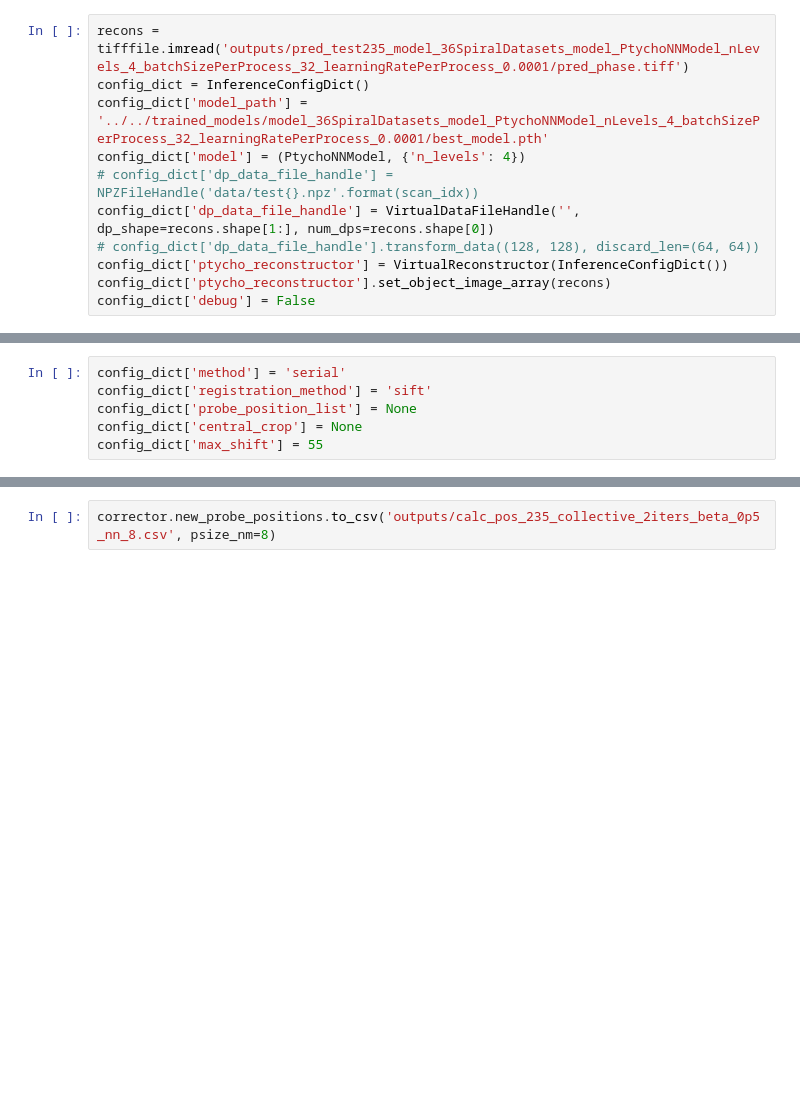
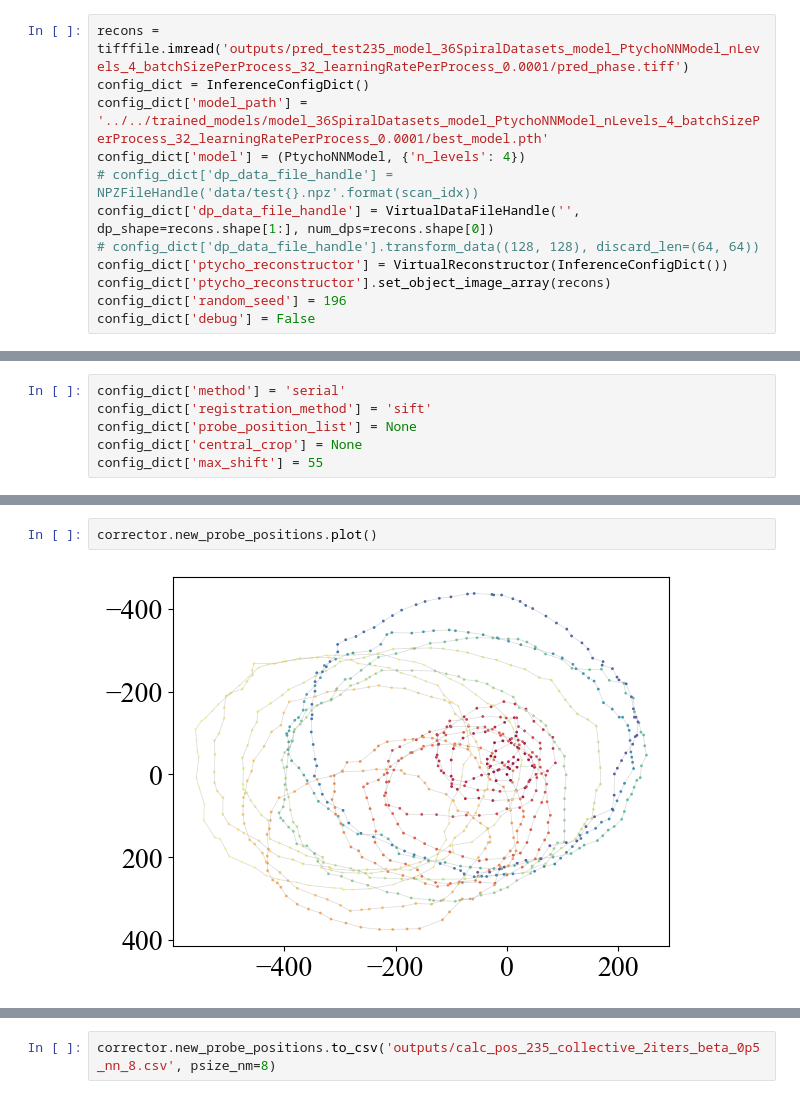
Before and after one commit to mdw771/probe_position_correction_w_ptychonn, a Jupyter notebook: workspace/large/test_correct_probe_pos.ipynb, the cells around one changed output, grey strips where cells are left out. Saved outputs shown, nothing was run; the diff lists cells and outputs as text; blank space fills up the shorter version.

Commit message:
Specifiable random seed

```diff
--- a/workspace/large/test_correct_probe_pos.ipynb
+++ b/workspace/large/test_correct_probe_pos.ipynb
@@ -44,6 +44,7 @@ config_dict['dp_data_file_handle'] = VirtualDataFileHandle('', dp_shape=recons.s
 # config_dict['dp_data_file_handle'].transform_data((128, 128), discard_len=(64, 64))
 config_dict['ptycho_reconstructor'] = VirtualReconstructor(InferenceConfigDict())
 config_dict['ptycho_reconstructor'].set_object_image_array(recons)
+config_dict['random_seed'] = 196
 config_dict['debug'] = False
 # %% [markdown]
 Serial correction
@@ -69,3 +77,7 @@ probe_pos_list_serial = corrector.new_probe_positions.array
+# %%
+corrector.new_probe_positions.plot()
+# %% [output]
+[figure, added]
 # %%
 probe_pos_list = ProbePositionList(position_list=probe_pos_list_serial)
 config_dict['probe_position_list'] = probe_pos_list
```
Also changed, not shown: parts of 5 cells of this notebook, 5 other files.
